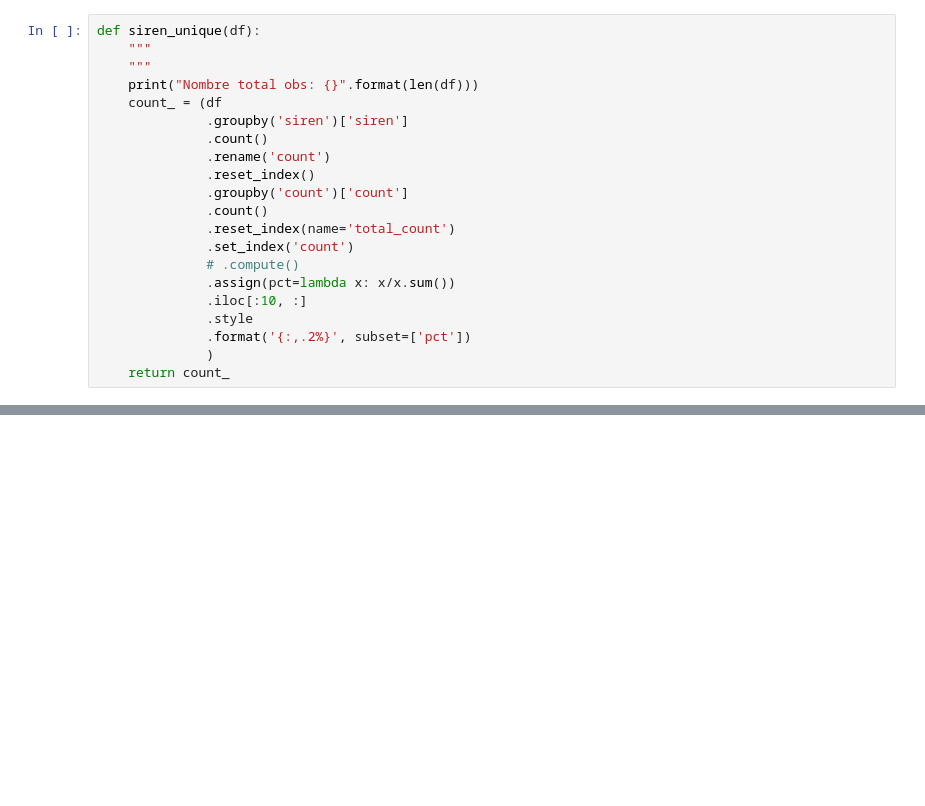
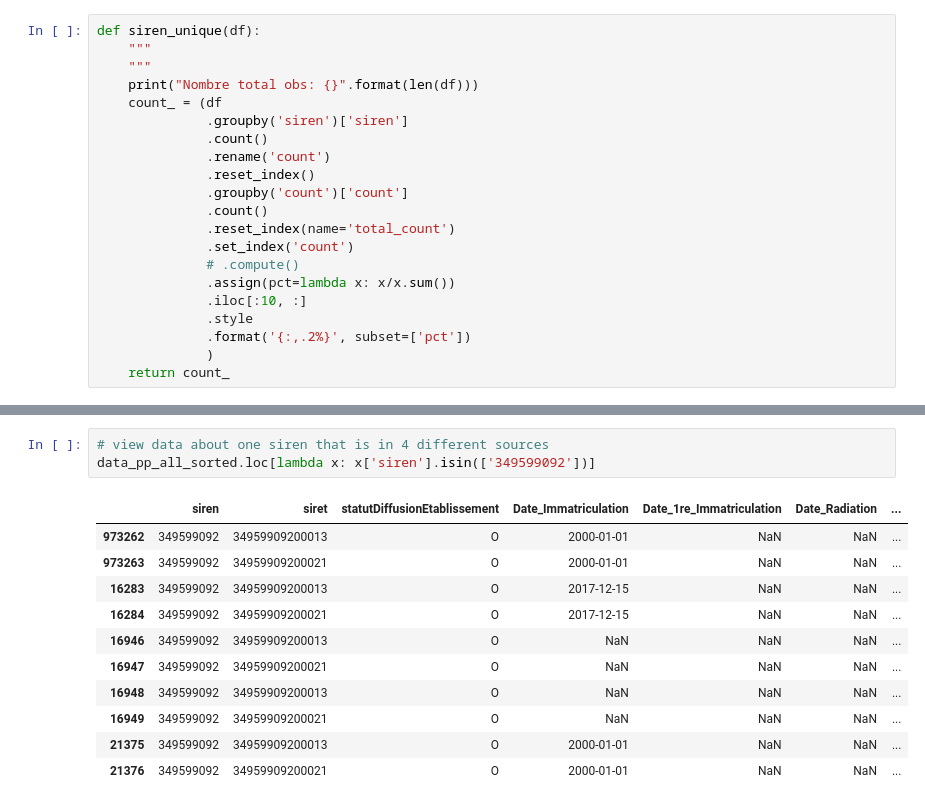
Before and after one commit to thomaspernet/InseeInpi_matching, a Jupyter notebook: Notebooks_matching/PP_all.ipynb, the cells around one changed output, grey strips where cells are left out. Drawn from its saved outputs; the diff is of its cells as text; blank space fills up the shorter version.

```diff
--- a/Notebooks_matching/PP_all.ipynb
+++ b/Notebooks_matching/PP_all.ipynb
@@ -191,3 +223,18 @@ Name: count, dtype: int64
+# %%
+# view data about one siren that is in 4 different sources
+data_pp_all_sorted.loc[lambda x: x['siren'].isin(['349599092'])]
+# %% [output]
+|  | siren | siret | statutDiffusionEtablissement | Date_Immatriculation | Date_1re_Immatriculation | Date_Radiation | ... |
+| 973262 | 349599092 | 34959909200013 | O | 2000-01-01 | NaN | NaN | ... |
+| 973263 | 349599092 | 34959909200021 | O | 2000-01-01 | NaN | NaN | ... |
+| 16283 | 349599092 | 34959909200013 | O | 2017-12-15 | NaN | NaN | ... |
+| 16284 | 349599092 | 34959909200021 | O | 2017-12-15 | NaN | NaN | ... |
+| 16946 | 349599092 | 34959909200013 | O | NaN | NaN | NaN | ... |
+| 16947 | 349599092 | 34959909200021 | O | NaN | NaN | NaN | ... |
+| 16948 | 349599092 | 34959909200013 | O | NaN | NaN | NaN | ... |
+| 16949 | 349599092 | 34959909200021 | O | NaN | NaN | NaN | ... |
+| 21375 | 349599092 | 34959909200013 | O | 2000-01-01 | NaN | NaN | ... |
+| 21376 | 349599092 | 34959909200021 | O | 2000-01-01 | NaN | NaN | ... |
 # %%
 # get siren that come from 3 different sources
 (data_pp_all_sorted.groupby(['siren'])['source']
```
Also changed, not shown: parts of 19 cells of this notebook, 2 other files.
